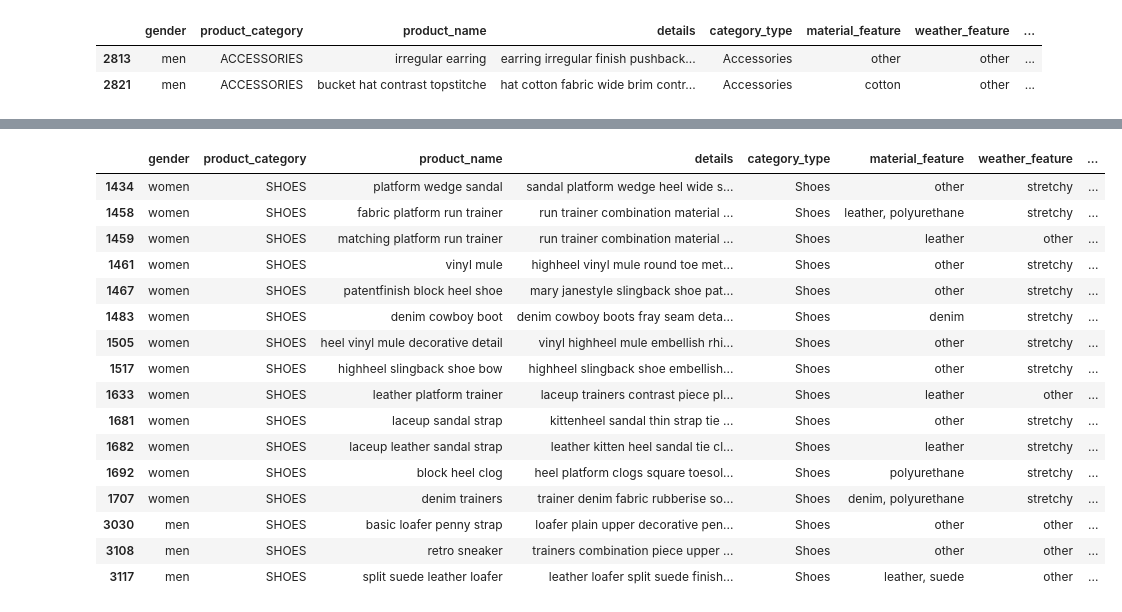
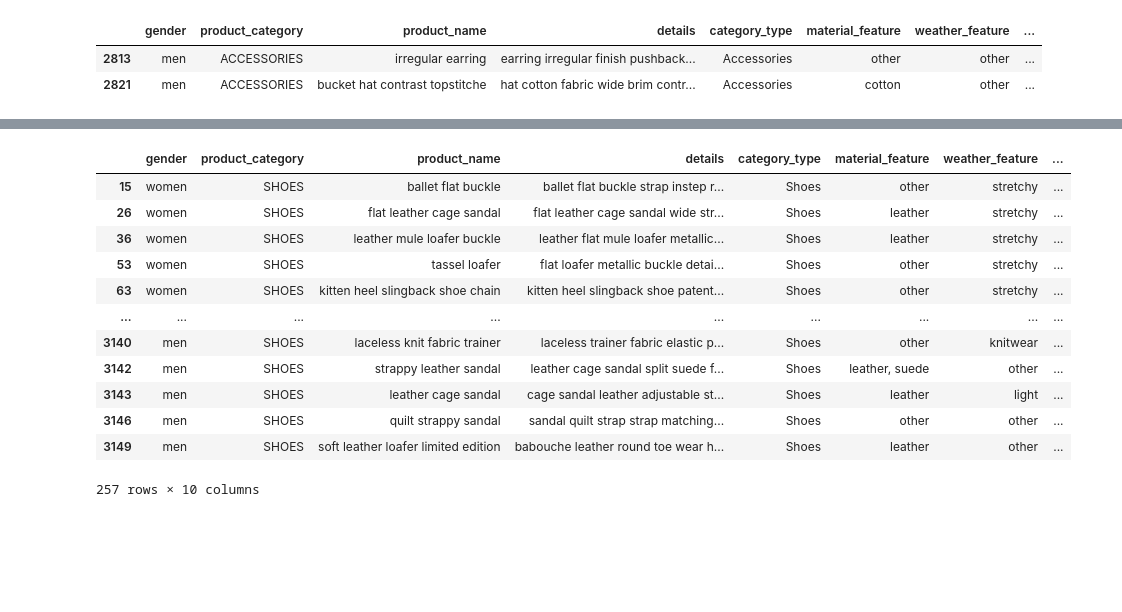
Before and after one commit to pawarsp/what-to-wear-today, a Jupyter notebook: clothes_classification.ipynb, the cells around one changed output, grey strips where cells are left out. Drawn from its saved outputs; the diff is of its cells as text; code cells hidden in the pictures; blank space fills up the shorter version.

```diff
--- a/clothes_classification.ipynb
+++ b/clothes_classification.ipynb
@@ -172,10 +172,10 @@ accessories_df.shape
 # %%
 #load the model
 import torch
-import transformers
+from transformers import pipeline
 import tensorflow as tf
 
-classifier = transformers.pipeline("zero-shot-classification", model="facebook/bart-large-mnli")
+classifier = pipeline("zero-shot-classification", model="facebook/bart-large-mnli")
 # %% [output]
 Device set to use cuda:0
 # %%
@@ -183,7 +183,7 @@ Device set to use cuda:0
 labels = ["5-10°C cold weather", "10-15°C cool weather", "15-20°C mild weather", "20-25°C warm weather", "25-30°C hot weather", "rain"]
 # %%
 #zero-shot-classification on accessories category
-accessories_df['text'] = accessories_df['product_name'] + ' ' + accessories_df['details'] + ' ' + accessories_df['material_feature'] + ' ' + accessories_df['weather_feature'] + ' ' + accessories_df['coverage_feature']
+accessories_df['text'] = accessories_df['product_name'] + ' ' + accessories_df['material_feature'] + ' ' + accessories_df['weather_feature'] + ' ' + accessories_df['coverage_feature']
 texts = accessories_df['text'].tolist()
 
 batch_size = 16
@@ -191,13 +191,15 @@ results = []
 
 for i in range(0, len(texts), batch_size):
     batch_texts = texts[i:i+batch_size]
-    batch_results = classifier(batch_texts, candidate_labels=labels)
+    batch_results = classifier(batch_texts, candidate_labels=labels,
+                               hypothesis_template="This outfit is designed to be worn in {} conditions.",
+                               multi_label=True)
 
     for item in batch_results:
         results.append(item['labels'][0])
 
 accessories_df['weather_label'] = results
-accessories_df
+accessories_df.head()
 # %% [output]
 |  | gender | product_category | product_name | details | category_type | material_feature | weather_feature | ... |
 | 3 | women | ACCESSORIES | crossbody bag | crossbody bag adjustable strap li... | Accessories | other | other | ... |
@@ -222,7 +217,7 @@ accessories_df[accessories_df['weather_label'] == labels[5]]
 #zero-shot-classification on shoes category
 shoes_df = shoes_df.fillna("").astype(str)
 
-shoes_df['text'] = shoes_df['product_name'] + ' ' + shoes_df['details'] + ' ' + shoes_df['material_feature'] + ' ' + shoes_df['weather_feature'] + ' ' + shoes_df['coverage_feature']
+shoes_df['text'] = shoes_df['product_name'] + ' ' + shoes_df['material_feature'] + ' ' + shoes_df['weather_feature'] + ' ' + shoes_df['coverage_feature']
 texts = shoes_df['text'].tolist()
 
 batch_size = 16
@@ -230,13 +225,15 @@ results = []
 
 for i in range(0, len(texts), batch_size):
     batch_texts = texts[i:i+batch_size]
-    batch_results = classifier(batch_texts, candidate_labels=labels)
+    batch_results = classifier(batch_texts, candidate_labels=labels,
+                               hypothesis_template="This outfit is designed to be worn in {} conditions.",
+                               multi_label=True)
 
     for item in batch_results:
         results.append(item['labels'][0])
 
 shoes_df['weather_label'] = results
-shoes_df
+shoes_df.head()
 # %% [output]
 |  | gender | product_category | product_name | details | category_type | material_feature | weather_feature | ... |
 | 15 | women | SHOES | ballet flat buckle | ballet flat buckle strap instep r... | Shoes | other | stretchy | ... |
@@ -254,23 +244,19 @@ shoes_df
 # %%
-shoes_df[shoes_df['weather_label'] == labels[5]]
+shoes_df[shoes_df['weather_label'] == labels[2]]
 # %% [output]
 |  | gender | product_category | product_name | details | category_type | material_feature | weather_feature | ... |
-| 1434 | women | SHOES | platform wedge sandal | sandal platform wedge heel wide s... | Shoes | other | stretchy | ... |
-| 1458 | women | SHOES | fabric platform run trainer | run trainer combination material ... | Shoes | leather, polyurethane | stretchy | ... |
-| 1459 | women | SHOES | matching platform run trainer | run trainer combination material ... | Shoes | leather | other | ... |
-| 1461 | women | SHOES | vinyl mule | highheel vinyl mule round toe met... | Shoes | other | stretchy | ... |
-| 1467 | women | SHOES | patentfinish block heel shoe | mary janestyle slingback shoe pat... | Shoes | other | stretchy | ... |
-| 1483 | women | SHOES | denim cowboy boot | denim cowboy boots fray seam deta... | Shoes | denim | stretchy | ... |
-| 1505 | women | SHOES | heel vinyl mule decorative detail | vinyl highheel mule embellish rhi... | Shoes | other | stretchy | ... |
-| 1517 | women | SHOES | highheel slingback shoe bow | highheel slingback shoe embellish... | Shoes | other | stretchy | ... |
-| 1633 | women | SHOES | leather platform trainer | laceup trainers contrast piece pl... | Shoes | leather | other | ... |
-| 1681 | women | SHOES | laceup sandal strap | kittenheel sandal thin strap tie ... | Shoes | other | stretchy | ... |
-| 1682 | women | SHOES | laceup leather sandal strap | leather kitten heel sandal tie cl... | Shoes | leather | stretchy | ... |
-| 1692 | women | SHOES | block heel clog | heel platform clogs square toesol... | Shoes | polyurethane | stretchy | ... |
-| 1707 | women | SHOES | denim trainers | trainer denim fabric rubberise so... | Shoes | denim, polyurethane | stretchy | ... |
-| 3030 | men | SHOES | basic loafer penny strap | loafer plain upper decorative pen... | Shoes | other | other | ... |
-| 3108 | men | SHOES | retro sneaker | trainers combination piece upper ... | Shoes | other | other | ... |
-| 3117 | men | SHOES | split suede leather loafer | leather loafer split suede finish... | Shoes | leather, suede | other | ... |
+| 15 | women | SHOES | ballet flat buckle | ballet flat buckle strap instep r... | Shoes | other | stretchy | ... |
+| 26 | women | SHOES | flat leather cage sandal | flat leather cage sandal wide str... | Shoes | leather | stretchy | ... |
+| 36 | women | SHOES | leather mule loafer buckle | leather flat mule loafer metallic... | Shoes | leather | stretchy | ... |
+| 53 | women | SHOES | tassel loafer | flat loafer metallic buckle detai... | Shoes | other | stretchy | ... |
+| 63 | women | SHOES | kitten heel slingback shoe chain | kitten heel slingback shoe patent... | Shoes | other | stretchy | ... |
+| ... | ... | ... | ... | ... | ... | ... | ... | ... |
+| 3140 | men | SHOES | laceless knit fabric trainer | laceless trainer fabric elastic p... | Shoes | other | knitwear | ... |
+| 3142 | men | SHOES | strappy leather sandal | leather cage sandal split suede f... | Shoes | leather, suede | other | ... |
+| 3143 | men | SHOES | leather cage sandal | cage sandal leather adjustable st... | Shoes | leather | light | ... |
+| 3146 | men | SHOES | quilt strappy sandal | sandal quilt strap strap matching... | Shoes | other | other | ... |
+| 3149 | men | SHOES | soft leather loafer limited edition | babouche leather round toe wear h... | Shoes | leather | other | ... |
+257 rows × 10 columns
 # %%
 #zero-shot-classification on top category
 top_df = top_df.fillna("").astype(str)
```
Also changed, not shown: parts of 12 cells of this notebook.
